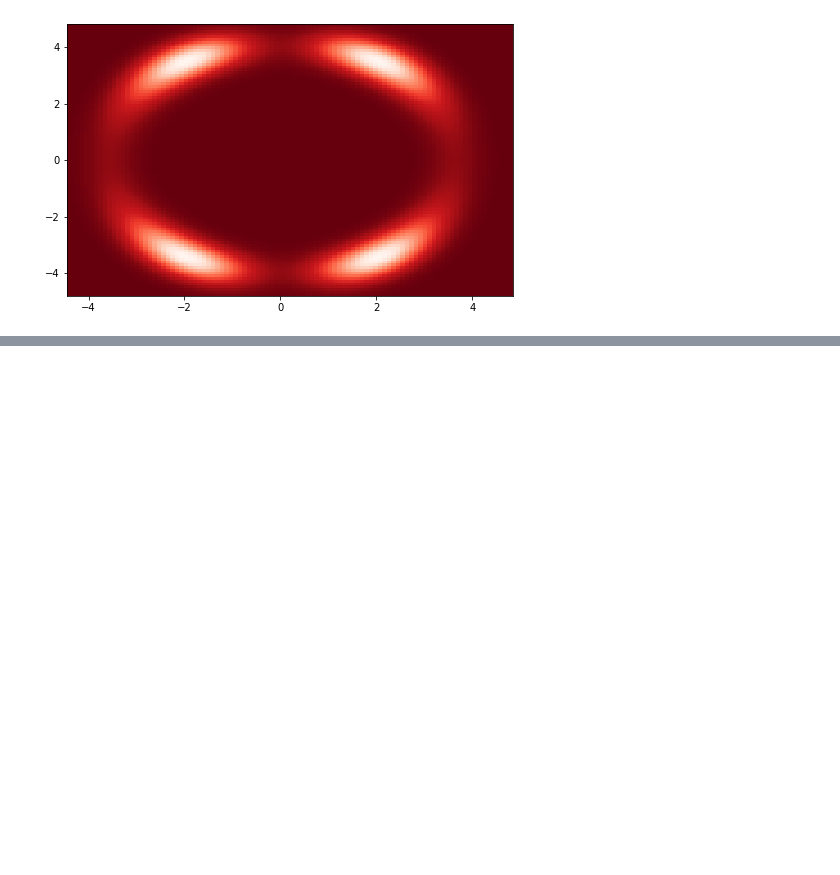
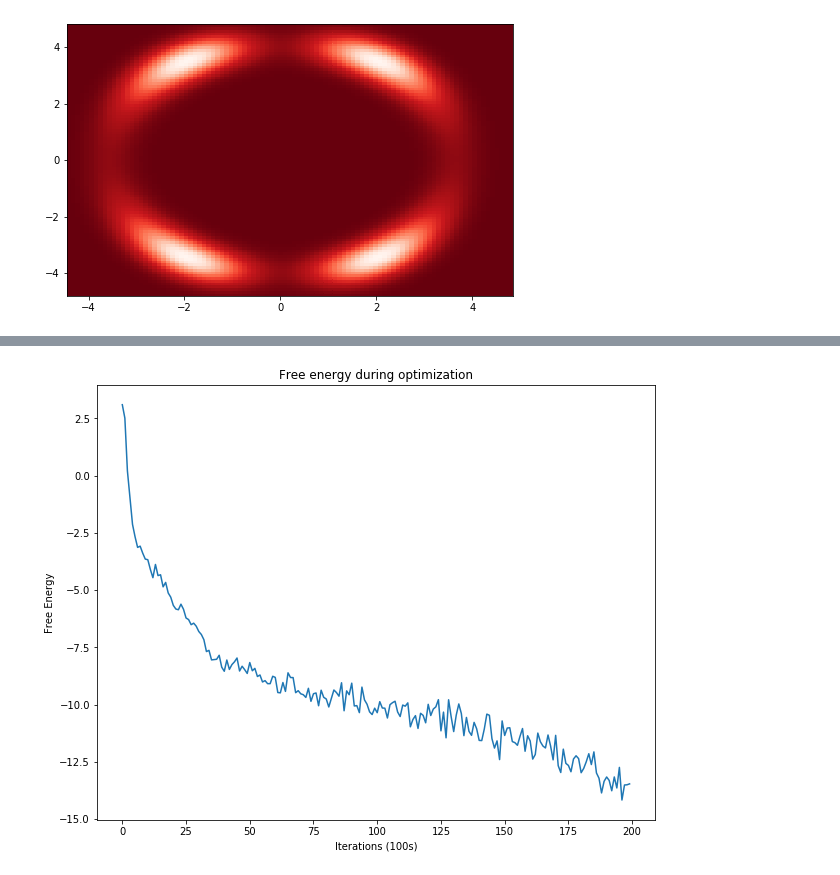
Before and after one commit to suton5/vi-normflows, a Jupyter notebook: Final.ipynb, the cells around one changed output, grey strips where cells are left out. Drawn from its saved outputs; the diff is of its cells as text; code cells hidden in the pictures; blank space fills up the shorter version.

```diff
--- a/Final.ipynb
+++ b/Final.ipynb
@@ -605,0 +676,4 @@ visualise(p1, variational_params)
+# %%
+visualise_loss(objectives)
+# %% [output]
+[figure, added]
```
Also changed, not shown: parts of 14 cells of this notebook.
